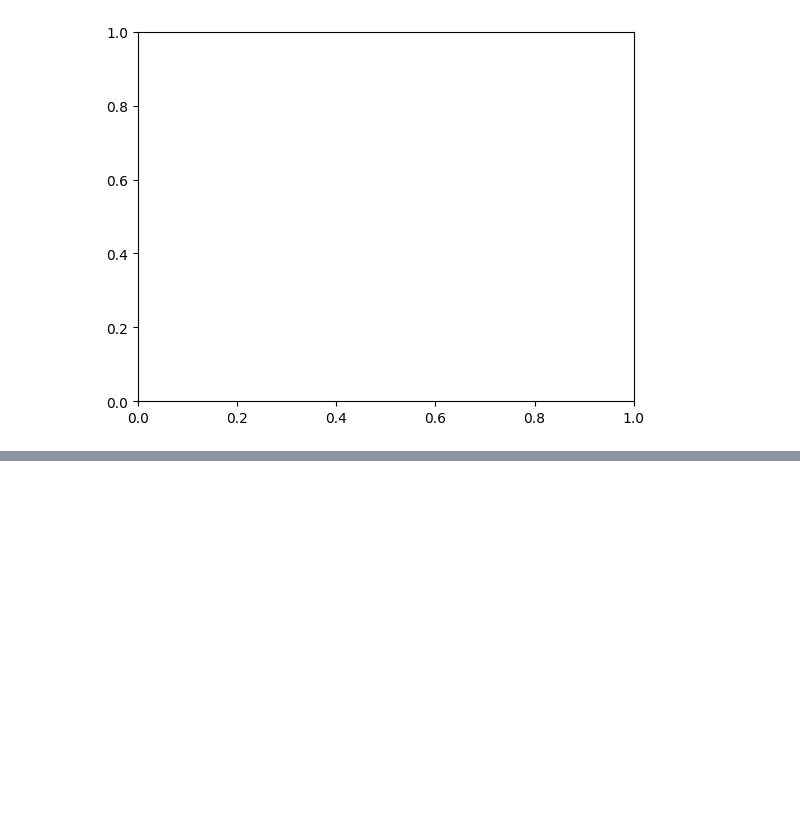
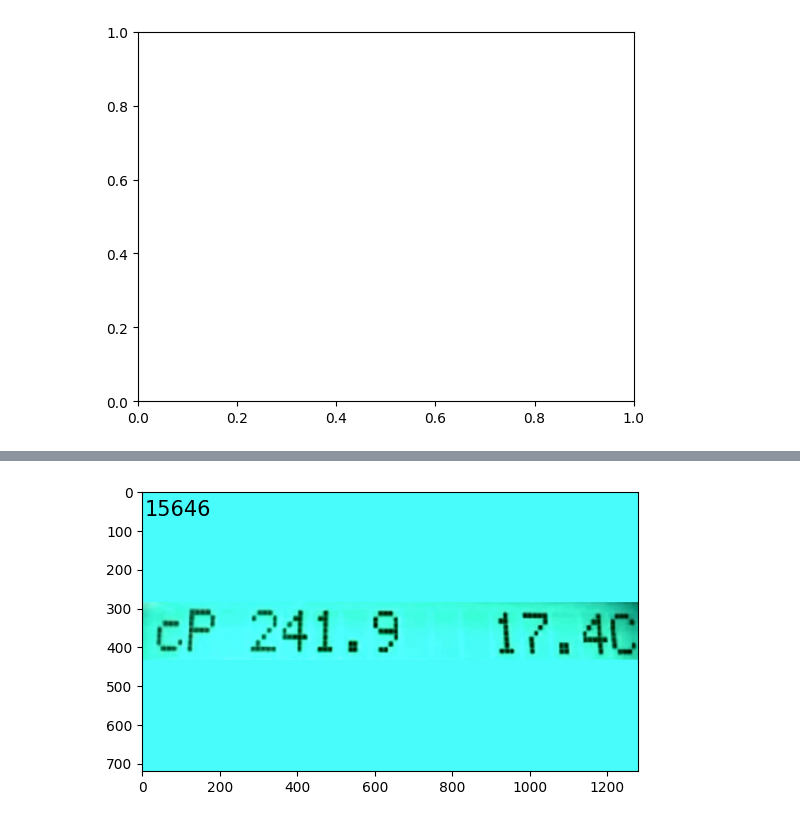
Before and after one commit to EnglishBeach/Diplom-work, a Jupyter notebook: Video_process/to_frames.ipynb, the cells around one changed output, grey strips where cells are left out. Cells and saved outputs as stored; diff of their text form; code cells hidden in the pictures; blank space fills up the shorter version.

```diff
--- a/Video_process/to_frames.ipynb
+++ b/Video_process/to_frames.ipynb
@@ -110,0 +117,5 @@ error: OpenCV(4.8.1) D:\a\opencv-python\opencv-python\opencv\modules\imgproc\src
+# %%
+text.set_text('15646')
+fig
+# %% [output]
+[figure, added]
```
Also changed, not shown: parts of 1 cell of this notebook, 1 other file.
